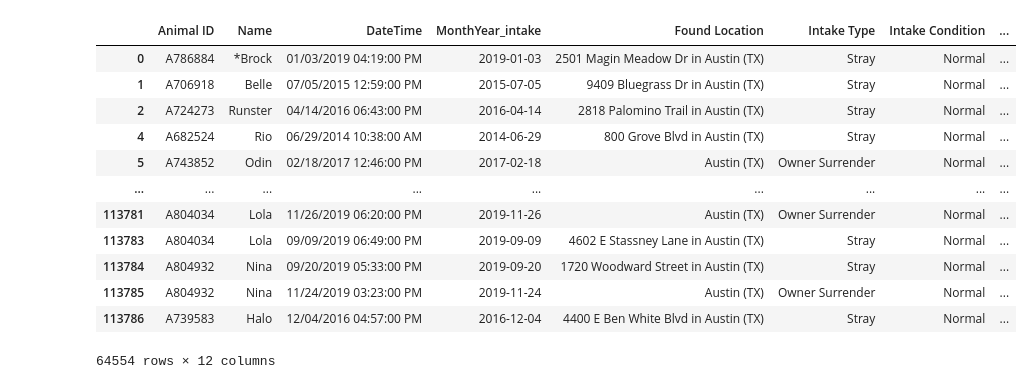
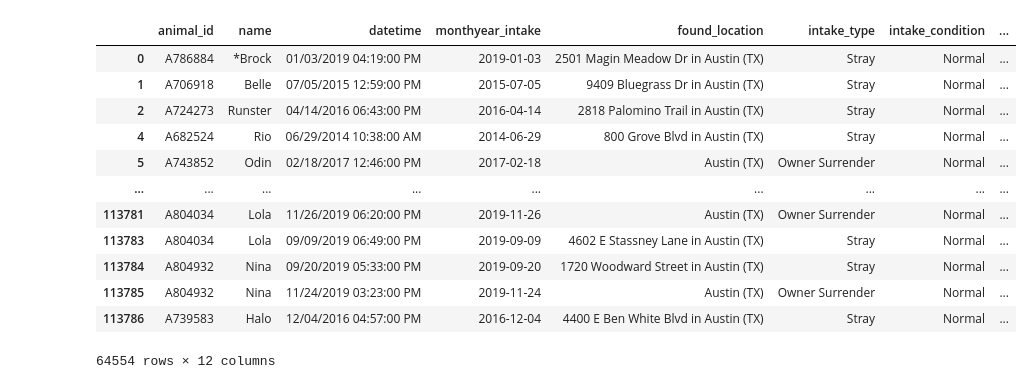
Before and after one commit to edhaarmanniv/Animal-Shelter-Project, a Jupyter notebook: master.ipynb, the cells around one changed output. Drawn from its saved outputs; the diff is of its cells as text; code cells hidden in the pictures.

Commit message:
cleaned up code for creating dataframes and normalizing and renaming columns

```diff
--- a/master.ipynb
+++ b/master.ipynb
@@ -1,24 +1,23 @@
 # %%
 import pandas as pd
 import numpy as np
 import matplotlib.pyplot as plt
-from os import path
+import os
 
-dogs_intakes_df = pd.read_csv("center_data\\Austin_Animal_Center_Intakes.csv")
-dogs_intakes_df = dogs_intakes_df.loc[dogs_intakes_df['Animal Type'] == 'Dog']
-dogs_intakes_df.sort_values(by=['MonthYear', 'Animal ID'])
+intakes_file_path = os.path.join("center_data", "Austin_Animal_Center_Intakes.csv")
 
-dogs_intakes_df = dogs_intakes_df.rename(columns = {
-    "MonthYear":"MonthYear_intake"
-})
+dog_intakes_df = pd.read_csv(intakes_file_path)\
+    .rename(columns = lambda df: df.lower().replace(" ", "_"))
 
-dogs_intakes_df["MonthYear_intake"] = pd.to_datetime(dogs_intakes_df['MonthYear_intake']).dt.normalize()
+dog_intakes_df = dog_intakes_df[dog_intakes_df["animal_type"] == 'Dog']\
+    .rename(columns = {"monthyear":"monthyear_intake"})
 
+dog_intakes_df["monthyear_intake"] = pd.to_datetime(dog_intakes_df['monthyear_intake']).dt.normalize()
 
 # dogs_intakes_df.to_csv('dog_intakes.csv')
-dogs_intakes_df
+dog_intakes_df
 # %% [output]
-|  | Animal ID | Name | DateTime | MonthYear_intake | Found Location | Intake Type | Intake Condition | ... |
+|  | animal_id | name | datetime | monthyear_intake | found_location | intake_type | intake_condition | ... |
 | 0 | A786884 | *Brock | 01/03/2019 04:19:00 PM | 2019-01-03 | 2501 Magin Meadow Dr in Austin (TX) | Stray | Normal | ... |
 | 1 | A706918 | Belle | 07/05/2015 12:59:00 PM | 2015-07-05 | 9409 Bluegrass Dr in Austin (TX) | Stray | Normal | ... |
 | 2 | A724273 | Runster | 04/14/2016 06:43:00 PM | 2016-04-14 | 2818 Palomino Trail in Austin (TX) | Stray | Normal | ... |
```
Also changed, not shown: parts of 6 cells of this notebook.
